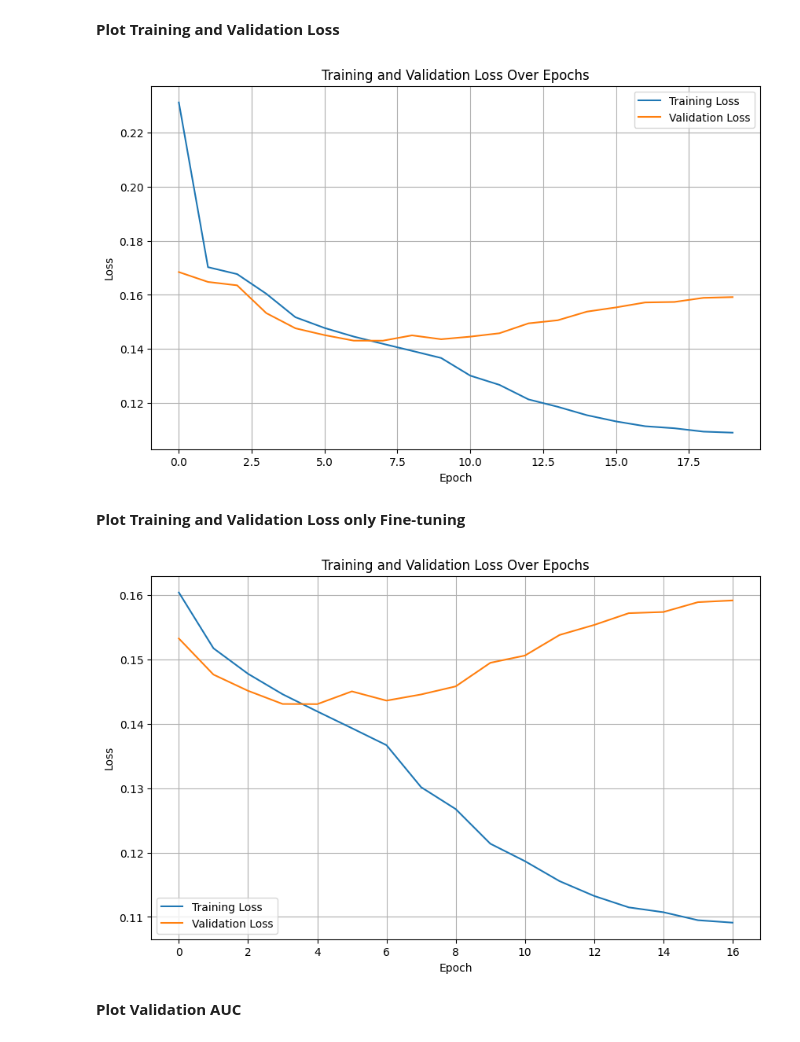
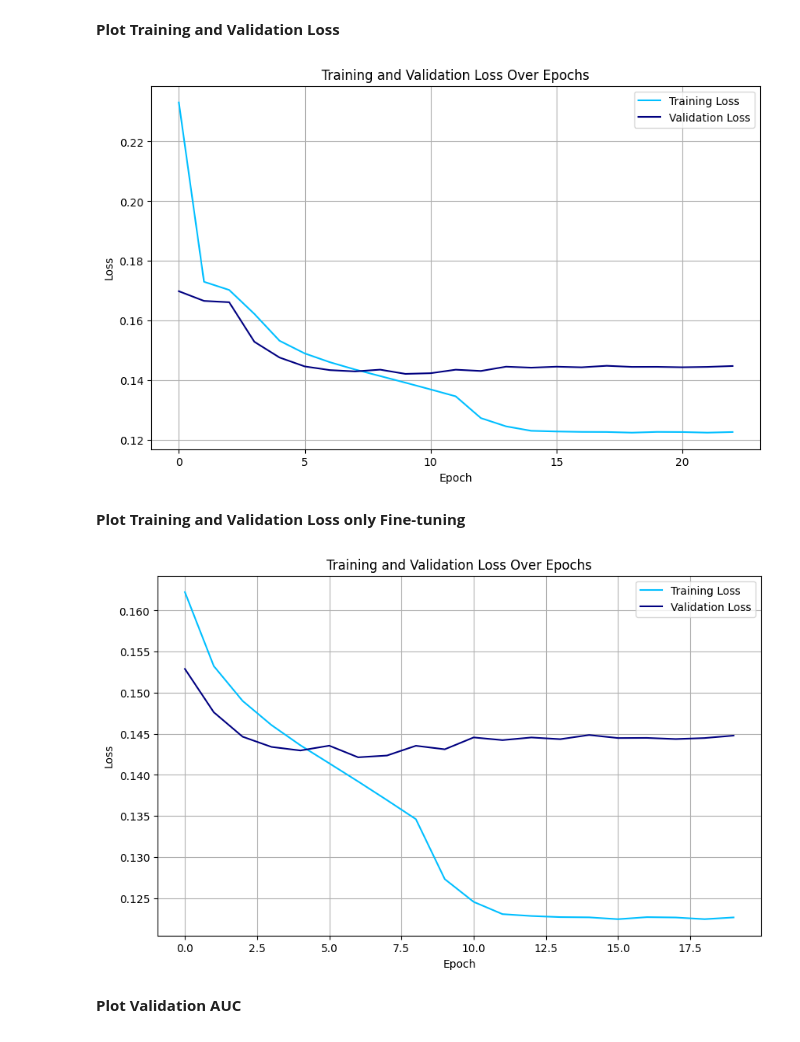
Before and after one commit to bjorneme/master-thesis, a Jupyter notebook: ChestX-ray14/MambaVision_Tiny/BYOL/MambaVision_BYOL_four_augmentation.ipynb, the cells around one changed output. Saved outputs shown, nothing was run; the diff lists cells and outputs as text; code cells hidden in the pictures.

Commit message:
MambaVision + BYOL in progress

```diff
--- a/ChestX-ray14/MambaVision_Tiny/BYOL/MambaVision_BYOL_four_augmentation.ipynb
+++ b/ChestX-ray14/MambaVision_Tiny/BYOL/MambaVision_BYOL_four_augmentation.ipynb
@@ -537,7 +552,7 @@ def train_model(byol_model, byol_train_loader, byol_val_loader, criterion, optim
             epochs_without_improvement = 0
 
             # Save the best model
-            torch.save(byol_model.state_dict(), 'byol_fourth_augmentation.pt')
+            torch.save(byol_model.state_dict(), 'byol_four_augmentation.pt')
             print(f"New best model with Validation Loss: {val_loss:.4f}")
         else:
             epochs_without_improvement += 1
@@ -548,7 +563,7 @@ def train_model(byol_model, byol_train_loader, byol_val_loader, criterion, optim
                 break
 
     # Load the best model
-    byol_model.load_state_dict(torch.load('byol_fourth_augmentation.pt', weights_only=True))
+    byol_model.load_state_dict(torch.load('byol_four_augmentation.pt', weights_only=True))
 
     return byol_train_losses, byol_val_losses
 
@@ -694,13 +709,27 @@ def train_model(model, train_loader, val_loader, criterion, optimizer, patience,
         # Disable gradients for evaluation
         with torch.no_grad():
             for inputs, labels in progress_bar:
+
+                # Retrieve input sizes
+                batch_size, ncrops, C, H, W = inputs.size()
+
+                # Move to device
                 inputs, labels = inputs.to(device), labels.to(device)
 
-                # Forward pass
-                outputs = model(inputs)
+                # Change to [batch_size * ncrops, C, H, W]
+                inputs = inputs.view(-1, C, H, W)
 
-                # Compute loss
-                loss = criterion(outputs, labels)
+                with autocast('cuda'):
+
+                    # Forward pass
+                    outputs = model(inputs)
+
+                    # Change to [batch_size * ncrops, C, H, W] and average
+                    outputs = outputs.view(batch_size, ncrops, -1).mean(1)
+
+                    # Compute loss
+                    loss = criterion(outputs, labels)
+
                 val_loss += loss.item() * inputs.size(0)
 
                 # Apply sigmoid
@@ -713,7 +742,7 @@ def train_model(model, train_loader, val_loader, criterion, optimizer, patience,
                 progress_bar.set_postfix({"Loss": loss.item()})
 
         # Calculate average validation loss
-        val_loss /= len(val_loader.dataset)
+        val_loss /= (len(val_loader.dataset)*10)
         val_losses.append(val_loss)
 
         # Concatenate all batches
@@ -743,7 +772,7 @@ def train_model(model, train_loader, val_loader, criterion, optimizer, patience,
         if mean_auc > best_score:
             best_score = mean_auc
             epochs_without_improvement = 0
-            torch.save(model.state_dict(), 'best_model_fourth_augmentation.pt')
+            torch.save(model.state_dict(), 'best_model_four_augmentations.pt')
             print(f"New best model with Validation mAUC: {mean_auc:.4f}")
         else:
             epochs_without_improvement += 1
@@ -752,7 +781,7 @@ def train_model(model, train_loader, val_loader, criterion, optimizer, patience,
                 break
 
     # Load the best model
-    model.load_state_dict(torch.load('best_model_fourth_augmentation.pt', weights_only=True))
+    model.load_state_dict(torch.load('best_model_four_augmentations.pt', weights_only=True))
 
     return train_losses, val_losses, val_aucs
 # %% [markdown]
@@ -970,8 +971,8 @@ metrics_df.loc['Overall'] = metrics_df.mean()
 **Plot Training and Validation Loss**
 # %%
 plt.figure(figsize=(10, 6))
-plt.plot(train_losses_1 + train_losses_2, label='Training Loss')
-plt.plot(val_losses_1 + val_losses_2, label='Validation Loss')
+plt.plot(train_losses_1 + train_losses_2, label='Training Loss', color='deepskyblue')
+plt.plot(val_losses_1 + val_losses_2, label='Validation Loss', color='navy')
 plt.xlabel('Epoch')
 plt.ylabel('Loss')
 plt.title('Training and Validation Loss Over Epochs')
@@ -979,21 +980,21 @@ plt.legend()
 plt.grid(True)
 plt.show()
 # %% [output]
-[figure, old version]
+[figure, new version]
 # %% [markdown]
 **Plot Training and Validation Loss only Fine-tuning**
 # %%
 plt.figure(figsize=(10, 6))
-plt.plot(train_losses_2, label='Training Loss')
-plt.plot(val_losses_2, label='Validation Loss')
+plt.plot(train_losses_2, label='Training Loss', color='deepskyblue')
+plt.plot(val_losses_2, label='Validation Loss', color='navy')
 plt.xlabel('Epoch')
 plt.ylabel('Loss')
 plt.title('Training and Validation Loss Over Epochs')
 plt.legend()
 plt.grid(True)
 plt.show()
 # %% [output]
-[figure, old version]
+[figure, new version]
 # %% [markdown]
 **Plot Validation AUC**
 # %%
```
Also changed, not shown: parts of 17 cells of this notebook, 1 other file.
